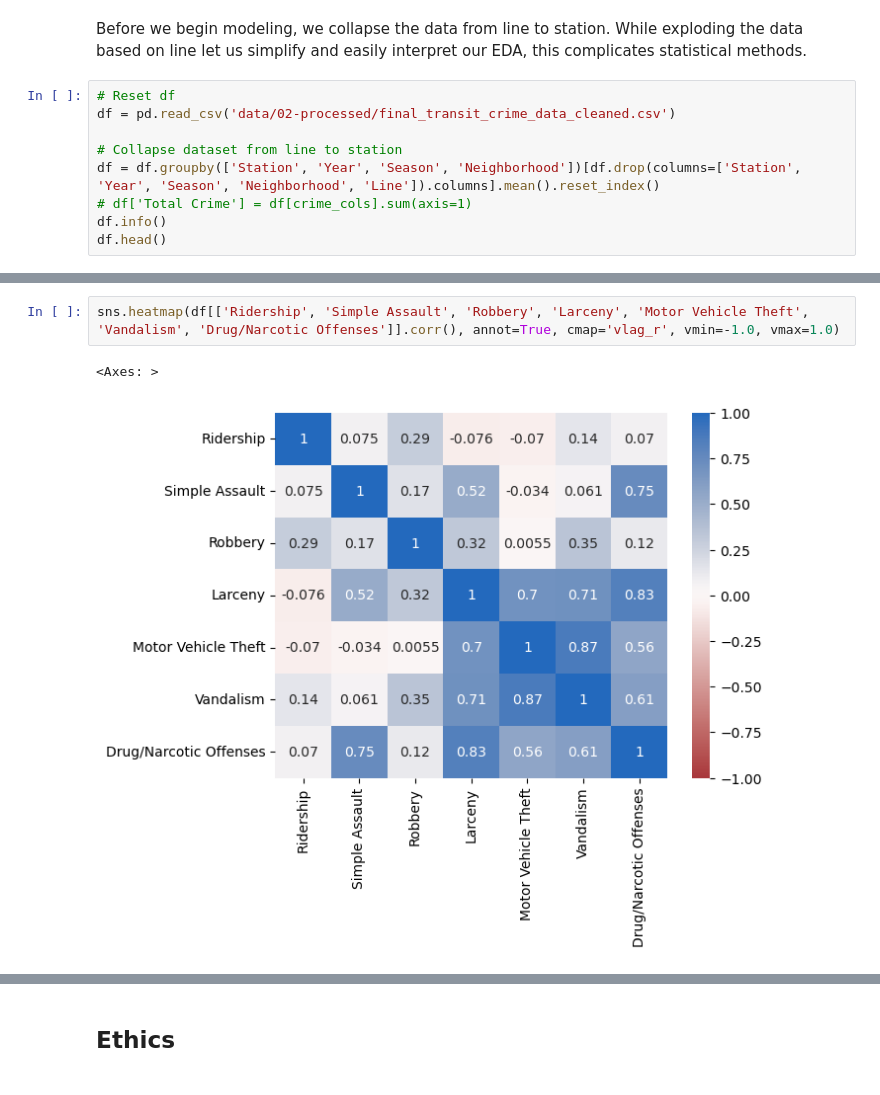
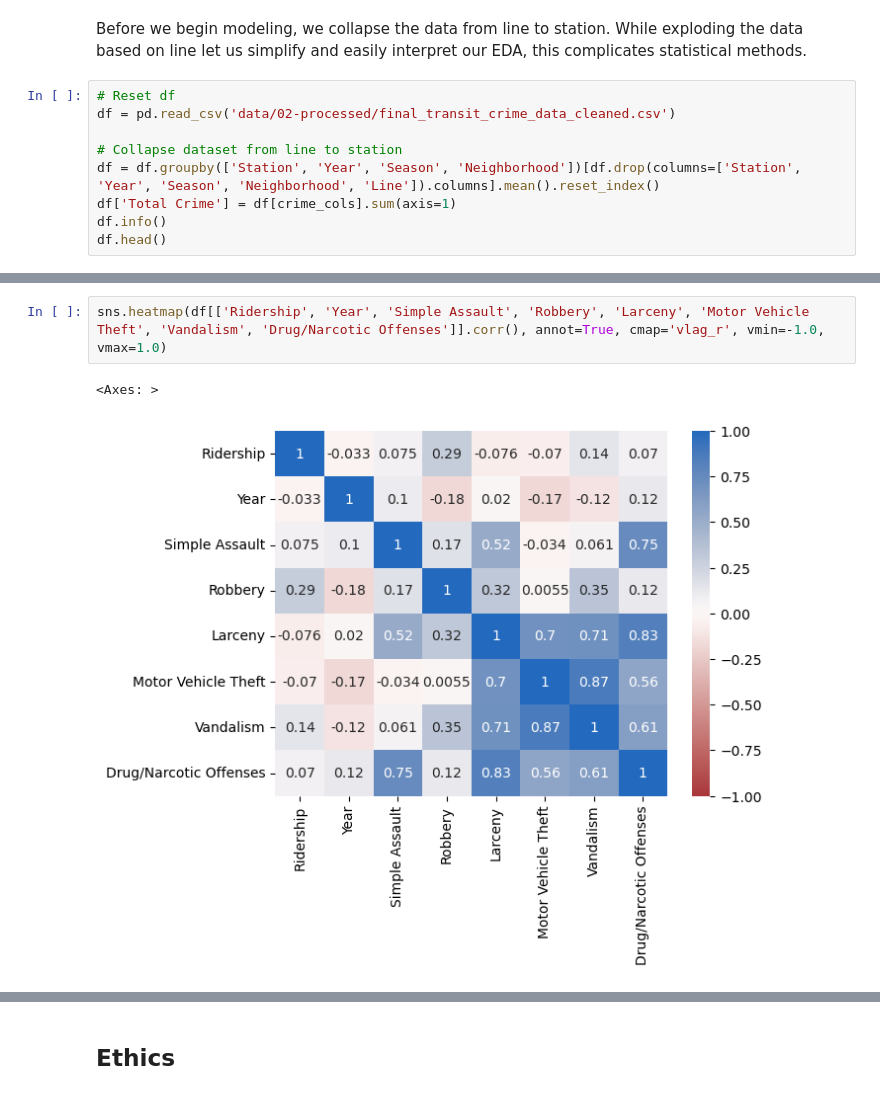
Before and after one commit to COGS108/Group022_WI26, a Jupyter notebook: 03-FinalProject.ipynb, the cells around one changed output, grey strips where cells are left out. Cells and saved outputs as stored; diff of their text form.

```diff
--- a/03-FinalProject.ipynb
+++ b/03-FinalProject.ipynb
@@ -539,7 +539,7 @@ df = pd.read_csv('data/02-processed/final_transit_crime_data_cleaned.csv')
 
 # Collapse dataset from line to station
 df = df.groupby(['Station', 'Year', 'Season', 'Neighborhood'])[df.drop(columns=['Station', 'Year', 'Season', 'Neighborhood', 'Line']).columns].mean().reset_index()
-# df['Total Crime'] = df[crime_cols].sum(axis=1)
+df['Total Crime'] = df[crime_cols].sum(axis=1)
 df.info()
 df.head()
 # %% [output]
@@ -569,8 +582,8 @@ memory usage: 19.3+ KB
 # %%
-sns.heatmap(df[['Ridership', 'Simple Assault', 'Robbery', 'Larceny', 'Motor Vehicle Theft', 'Vandalism', 'Drug/Narcotic Offenses']].corr(), annot=True, cmap='vlag_r', vmin=-1.0, vmax=1.0)
+sns.heatmap(df[['Ridership', 'Year', 'Simple Assault', 'Robbery', 'Larceny', 'Motor Vehicle Theft', 'Vandalism', 'Drug/Narcotic Offenses']].corr(), annot=True, cmap='vlag_r', vmin=-1.0, vmax=1.0)
 # %% [output]
 <Axes: >
-[figure, old version]
+[figure, new version]
 # %%
 results = []
 for crime in crime_cols:
```
Also changed, not shown: parts of 6 cells of this notebook.
